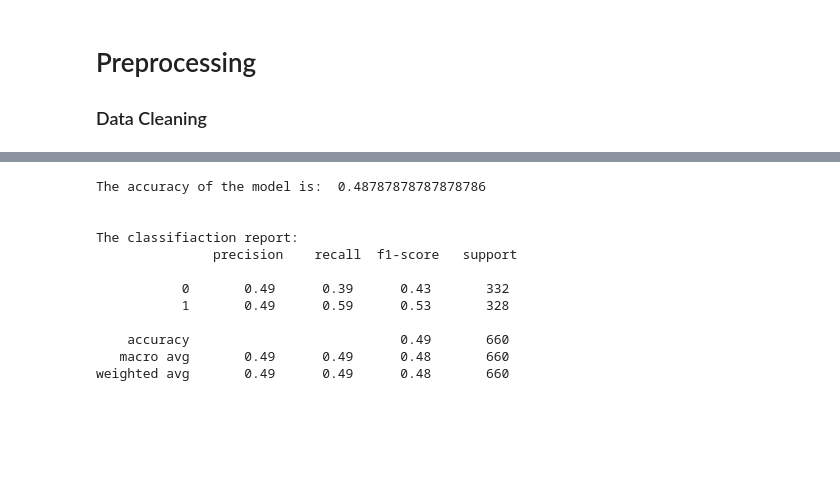
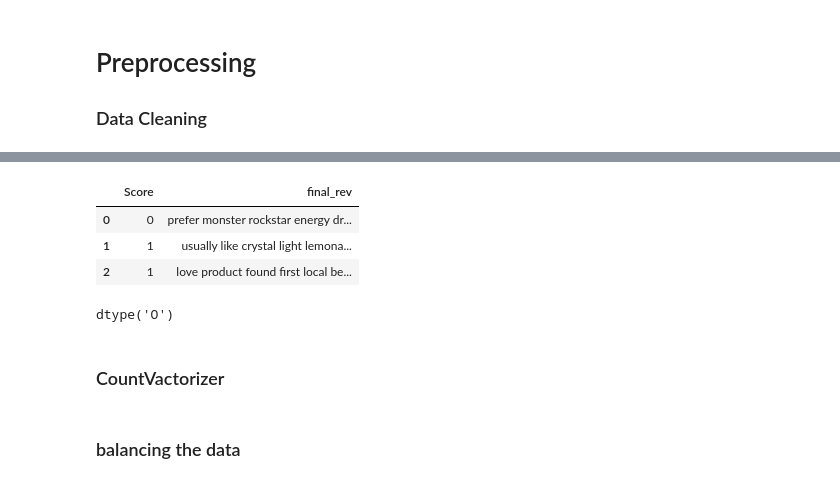
Before and after one commit to sshaumil1/Product_Review_Sentiment_Analysis, a Jupyter notebook: Sentiment_Analysis.ipynb, the cells around one changed output, grey strips where cells are left out. Drawn from its saved outputs; the diff is of its cells as text; code cells hidden in the pictures; blank space fills up the shorter version.

```diff
--- a/Sentiment_Analysis.ipynb
+++ b/Sentiment_Analysis.ipynb
@@ -326,5 +393,6 @@ df1["final_rev"] = df1["final_rev"].apply(clean_text)
 df1["final_rev"] = df1["final_rev"].apply(lambda x: auto_correct(x) if isinstance(x, str) or isinstance(x, bytes) else x)
 df1["final_rev"] = df1["final_rev"].apply(lemmatization)
 # %%
-# now we have the final reviews so we will drop the reviews feature
+# now we have the final reviews so we will drop the reviews and summary features
 df1.drop("reviews", axis = 1,inplace = True)
+df1.drop(["Summary"], inplace = True, axis = 1)
@@ -333,5 +398,0 @@ df1.drop("reviews", axis = 1,inplace = True)
-# %%
-# as I have seen where rating is from 1 to 3 where summary is not good.
-# So from 1-3 rating users are not satisfied with the book that's why i give 0 for them
-df1["target"] = np.where(df1["rating"] <= 3, 0,1 )
-df1.sample(5)
@@ -345,3 +398,0 @@ df1.sample(5)
-# %%
-# dropping the rating and summary featuer now
-df1.drop(["rating","summary"], inplace = True, axis = 1)
@@ -515,20 +398,0 @@ weighted avg       0.63      0.62      0.62      1340
-# %%
-pred1 = model2.predict(x_test)
-acc1 = accuracy_score(y_test,pred1)
-clf1 = classification_report(y_test,pred1)
-print("The accuracy of the model is: ",acc1)
-print("\n")
-print("The classifiaction report:\n",clf1)
-# %% [output]
-The accuracy of the model is:  0.48787878787878786
-
-
-The classifiaction report:
-               precision    recall  f1-score   support
-
-           0       0.49      0.39      0.43       332
-           1       0.49      0.59      0.53       328
-
-    accuracy                           0.49       660
-   macro avg       0.49      0.49      0.48       660
-weighted avg       0.49      0.49      0.48       660
@@ -536,0 +399,17 @@ So, we can use XGBoost for this model, as it is giving high accuracy and good f1
+# %%
+# encoding the target feature
+df1.Score.replace({"negative": 0, "positive": 1}, inplace=True)
+# %%
+# So, now I have the data for vectorization
+df1.head(3)
+# %% [output]
+|  | Score | final_rev |
+| 0 | 0 | prefer monster rockstar energy dr... |
+| 1 | 1 | usually like crystal light lemona... |
+| 2 | 1 | love product found first local be... |
+# %%
+df1.final_rev.dtype
+# %% [output]
+dtype('O')
+# %% [markdown]
+### CountVactorizer
@@ -536,0 +426,2 @@ So, we can use XGBoost for this model, as it is giving high accuracy and good f1
+# %% [markdown]
+### balancing the data
```
Also changed, not shown: parts of 73 cells of this notebook, 3 other files.
